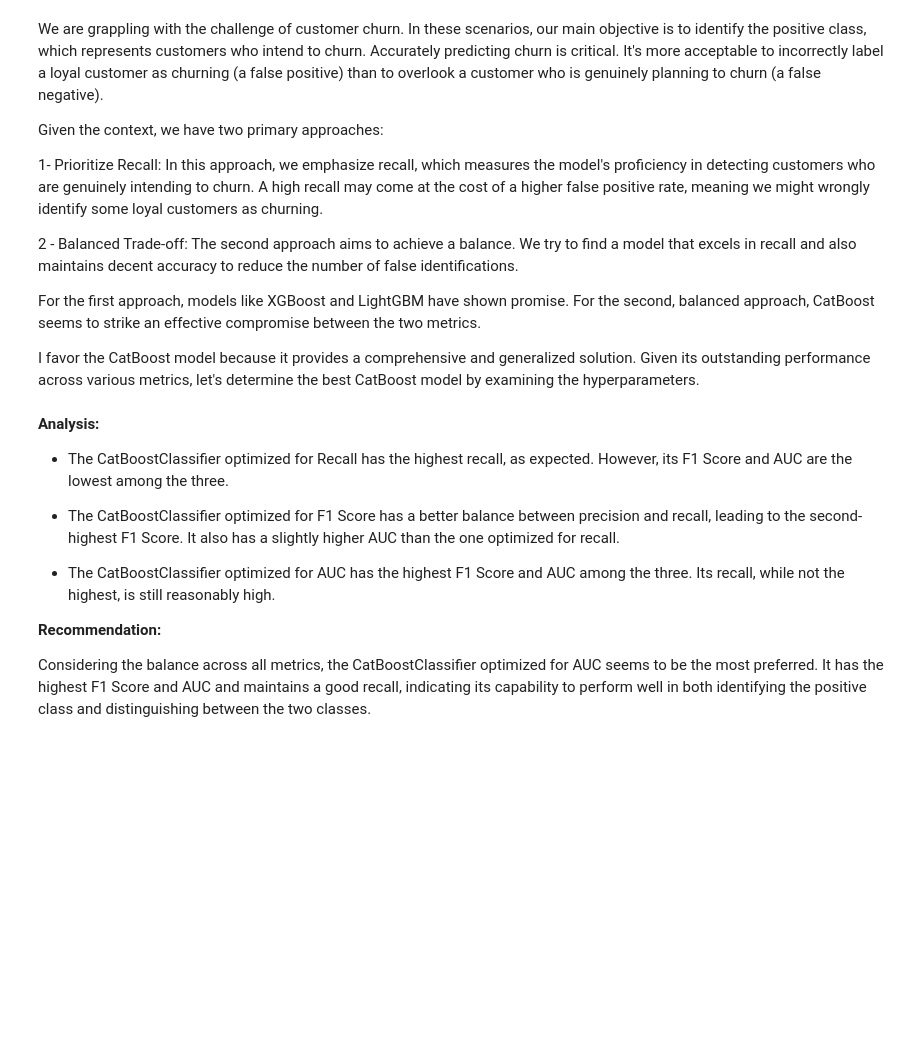
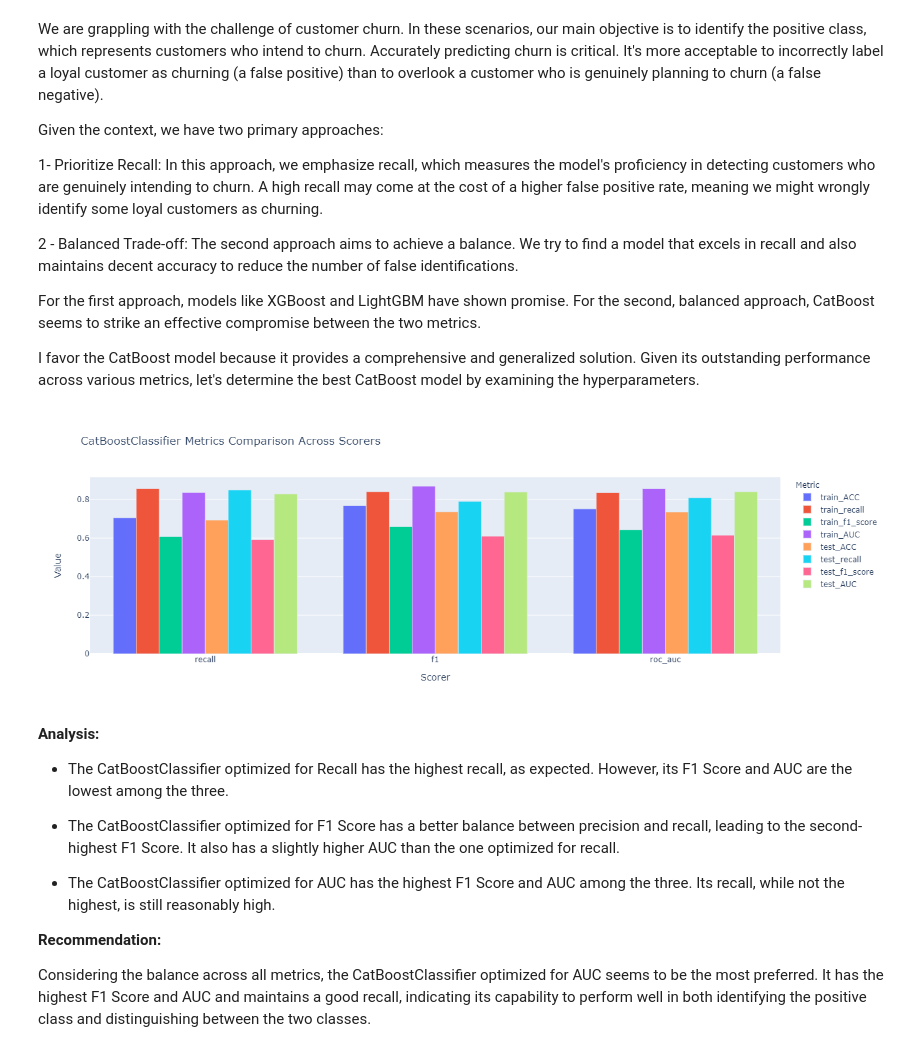
Before and after one commit to mbhosseini70/Churn-Prediction, a Jupyter notebook: churn-prediction.ipynb, the cells around one changed output. Saved outputs shown, nothing was run; the diff lists cells and outputs as text; code cells hidden in the pictures; blank space fills up the shorter version.

```diff
--- a/churn-prediction.ipynb
+++ b/churn-prediction.ipynb
@@ -528,40 +589,42 @@ Given its outstanding performance across various metrics, let's determine the be
 # The goal is to select the best-performing model to save for future use.
 # The visualizations and comparisons are generated from the dictionary obtained through the execution of the main_grid_search() function.
 
-data = Full_grid_result.copy()
+data = loaded_data_dict.copy()
 
 # Extract CatBoostClassifier results for each scorer
 catboost_data = {scorer: data[scorer]['CatBoostClassifier'] for scorer in data}
 
 # Define metrics to compare
 metrics = ['train_ACC', 'train_recall', 'train_f1_score', 'train_AUC',
            'test_ACC', 'test_recall', 'test_f1_score', 'test_AUC']
 
 # Prepare data for plotting
 plot_data = {}
 for scorer in catboost_data:
     for metric in metrics:
         plot_data.setdefault(metric, []).append(catboost_data[scorer][metric])
 
 # Create bar chart
 fig = go.Figure()
 
 for metric, values in plot_data.items():
     fig.add_trace(go.Bar(
         x=list(catboost_data.keys()),
         y=values,
         name=metric
     ))
 
 fig.update_layout(
     barmode='group',
     title="CatBoostClassifier Metrics Comparison Across Scorers",
     xaxis_title="Scorer",
     yaxis_title="Value",
     legend_title="Metric"
 )
 
 fig.show()
+# %% [output]
+[figure, added]
 # %% [markdown]
 **Analysis:**
 
```
Also changed, not shown: parts of 14 cells of this notebook.
